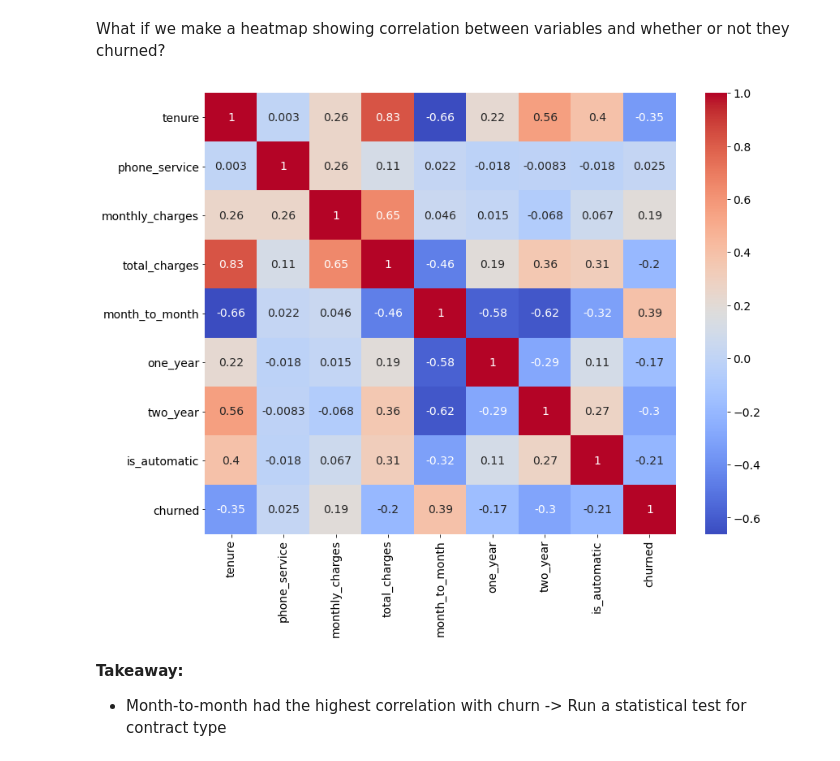
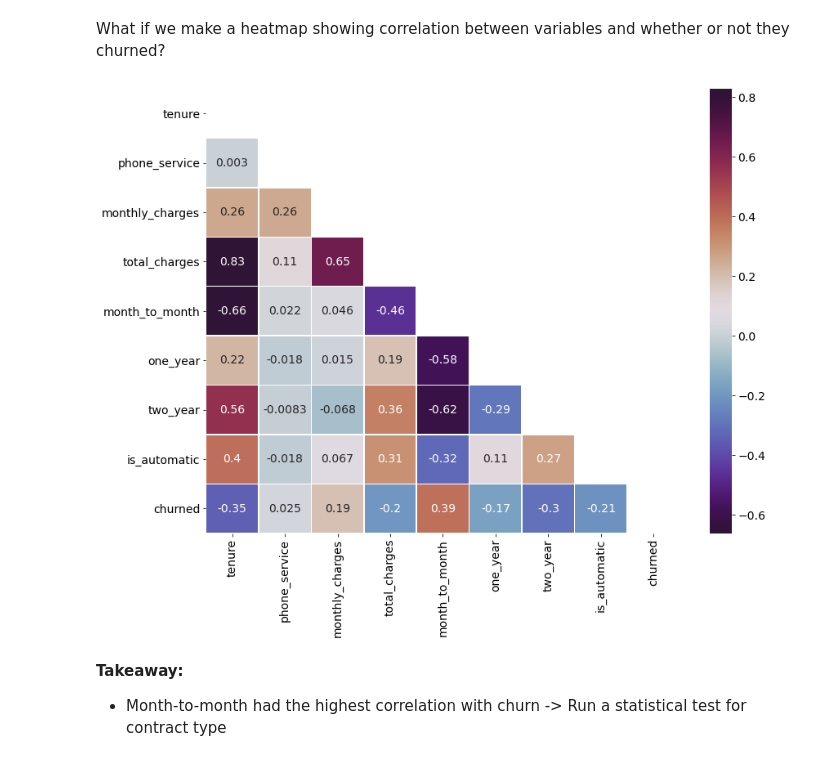
Before and after one commit to christophermayorga/telco-churn-project, a Jupyter notebook: telco_churn_report.ipynb, the cells around one changed output. Cells and saved outputs as stored; diff of their text form; code cells hidden in the pictures.

Commit message:
Fix heatmap

```diff
--- a/telco_churn_report.ipynb
+++ b/telco_churn_report.ipynb
@@ -289,12 +289,12 @@ What if we make a heatmap showing correlation between variables and whether or n
 # %%
 heatmap_columns = ['tenure', 'phone_service', 'monthly_charges', 'total_charges', 'month_to_month', 'one_year',
                    'two_year', 'is_automatic', 'churned']
 
-corr = explore_df[heatmap_columns].corr()
-sns.heatmap(corr, annot=True, cmap='coolwarm')
+corr_matrix = explore_df[heatmap_columns].corr()
+sns.heatmap(corr_matrix, cmap='twilight_shifted', annot=True, linewidth=0.5, mask= np.triu(corr_matrix))
 plt.show()
 # %% [output]
-[figure, old version]
+[figure, new version]
 # %% [markdown]
 **Takeaway:**
 - Month-to-month had the highest correlation with churn -> Run a statistical test for contract type
```
Also changed, not shown: parts of 1 cell of this notebook.
